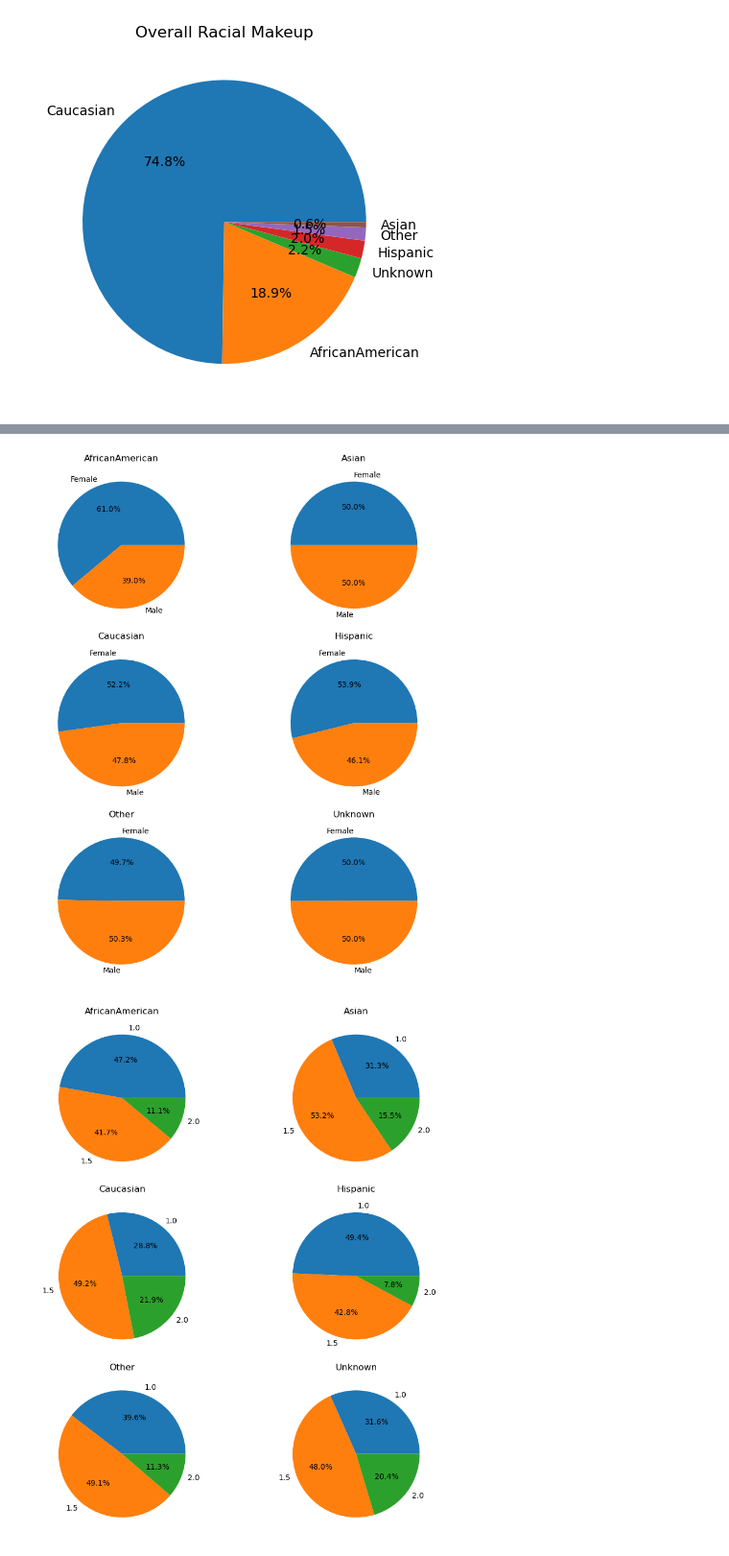
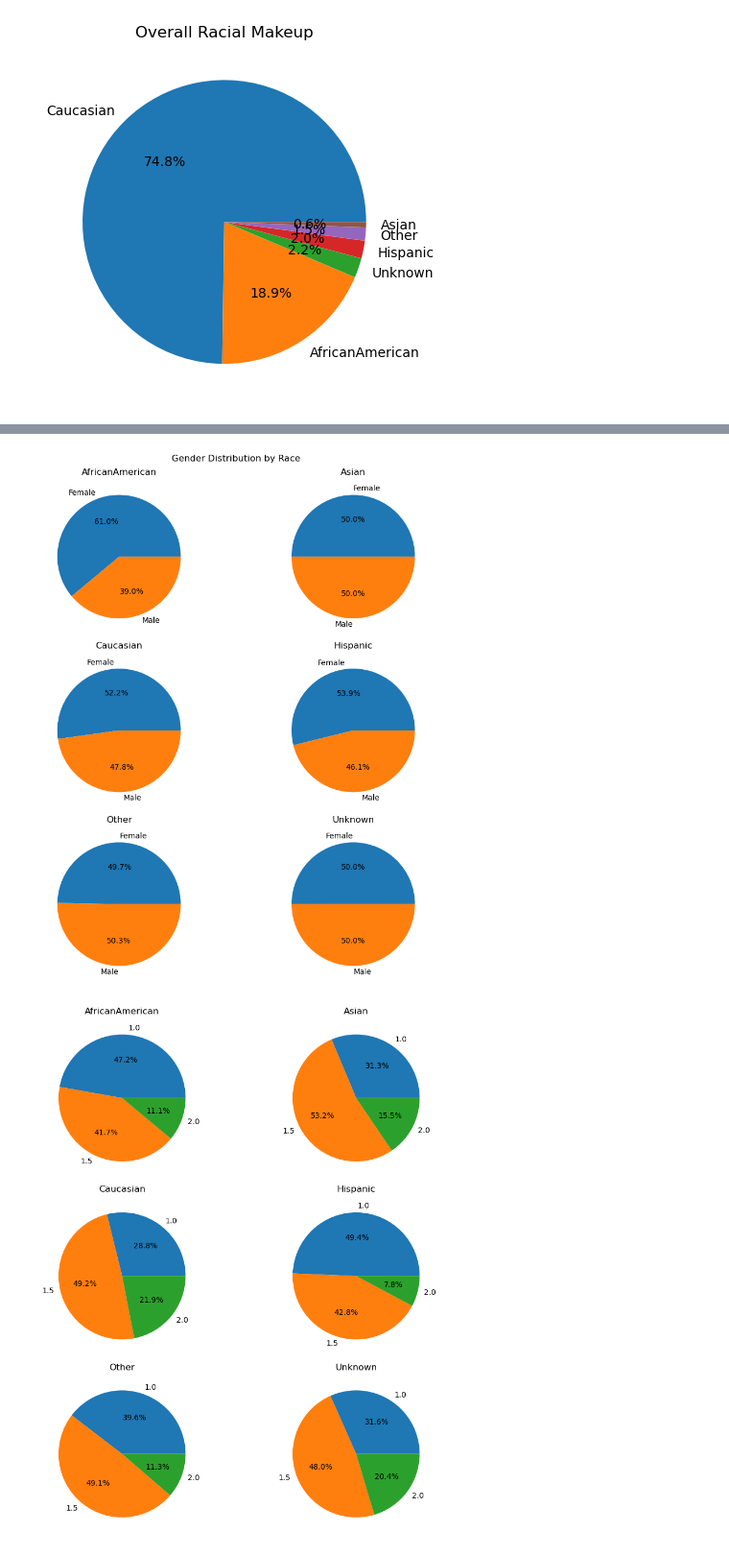
Before and after one commit to ctippett/DATA6550_Bias, a Jupyter notebook: Code/Roberts/first_analysis.ipynb, the cells around one changed output, grey strips where cells are left out. Shown at 96% size. Cells and saved outputs as stored; diff of their text form; code cells hidden in the pictures.

```diff
--- a/Code/Roberts/first_analysis.ipynb
+++ b/Code/Roberts/first_analysis.ipynb
@@ -78,15 +79,17 @@ plt.tight_layout()
 # %%
 fig, axs = plt.subplots(3, 2, figsize=(10,10))
+fig.suptitle('Gender Distribution by Race')
 
 for i, racialgroup in enumerate(df_gender_race['race'].unique()):
     row = i//2
     col = i%2
     tmp_df = df_gender_race[df_gender_race['race']==racialgroup]
     axs[row, col].pie(tmp_df['encounter_id'], labels=tmp_df['gender'], autopct='%1.1f%%')
     axs[row, col].set_title(racialgroup)
+
 plt.tight_layout()
 # %% [output]
-[figure, old version]
+[figure, new version]
 # %%
 df_age_race = df.groupby(['age_catg','race'], as_index=False)['encounter_id'].count()
 
```
Also changed, not shown: parts of 3 cells of this notebook.
